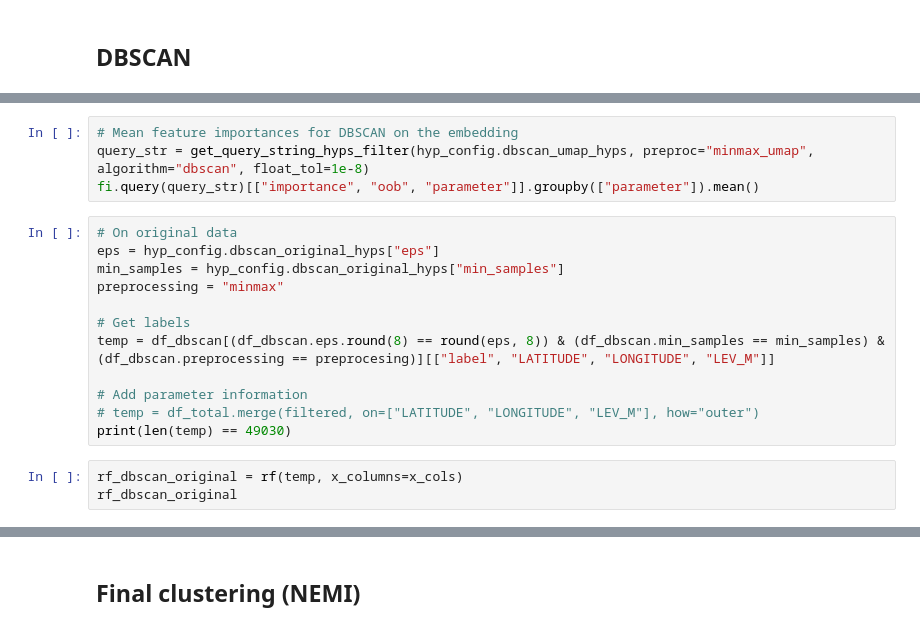
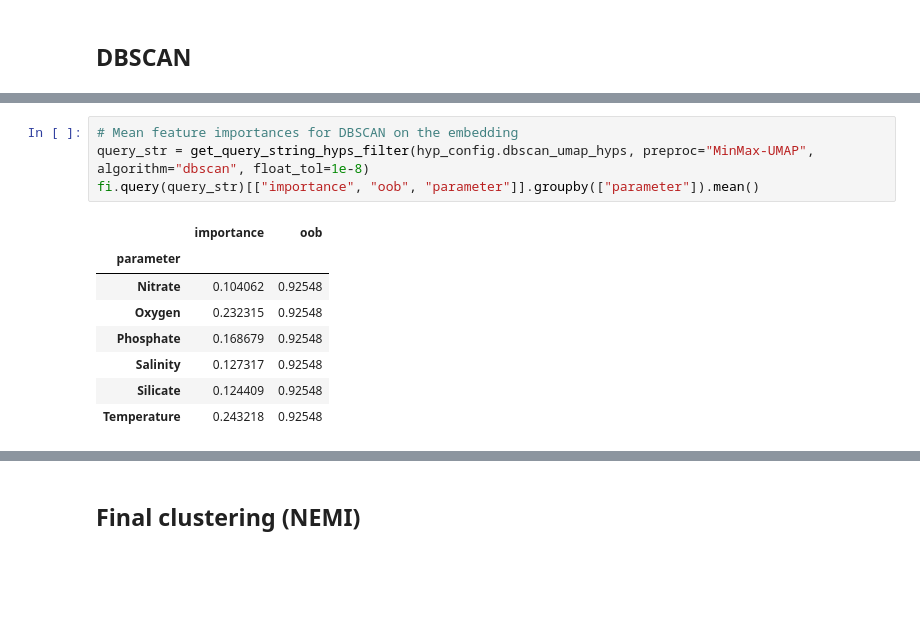
Before and after one commit to y-jenniges/ocean_clustering_and_validation, a Jupyter notebook: clustering_experiments/feature_importance.ipynb, the cells around one changed output, grey strips where cells are left out. Drawn from its saved outputs; the diff is of its cells as text; blank space fills up the shorter version.

```diff
--- a/clustering_experiments/feature_importance.ipynb
+++ b/clustering_experiments/feature_importance.ipynb
@@ -418,19 +444,13 @@ UndefinedVariableError: name 'eps' is not defined
 # %%
 # Mean feature importances for DBSCAN on the embedding
-query_str = get_query_string_hyps_filter(hyp_config.dbscan_umap_hyps, preproc="minmax_umap", algorithm="dbscan", float_tol=1e-8)
+query_str = get_query_string_hyps_filter(hyp_config.dbscan_umap_hyps, preproc="MinMax-UMAP", algorithm="dbscan", float_tol=1e-8)
 fi.query(query_str)[["importance", "oob", "parameter"]].groupby(["parameter"]).mean()
+# %% [output]
+|  | importance | oob |
+| parameter |  |  |
+| Nitrate | 0.104062 | 0.92548 |
+| Oxygen | 0.232315 | 0.92548 |
+| Phosphate | 0.168679 | 0.92548 |
+| Salinity | 0.127317 | 0.92548 |
+| Silicate | 0.124409 | 0.92548 |
+| Temperature | 0.243218 | 0.92548 |
-# %%
-# On original data
-eps = hyp_config.dbscan_original_hyps["eps"]
-min_samples = hyp_config.dbscan_original_hyps["min_samples"]
-preprocessing = "minmax"
-
-# Get labels
-temp = df_dbscan[(df_dbscan.eps.round(8) == round(eps, 8)) & (df_dbscan.min_samples == min_samples) & (df_dbscan.preprocessing == preprocesing)][["label", "LATITUDE", "LONGITUDE", "LEV_M"]]
-
-# Add parameter information
-# temp = df_total.merge(filtered, on=["LATITUDE", "LONGITUDE", "LEV_M"], how="outer")
-print(len(temp) == 49030)
-# %%
-rf_dbscan_original = rf(temp, x_columns=x_cols)
-rf_dbscan_original
```
Also changed, not shown: parts of 18 cells of this notebook.
